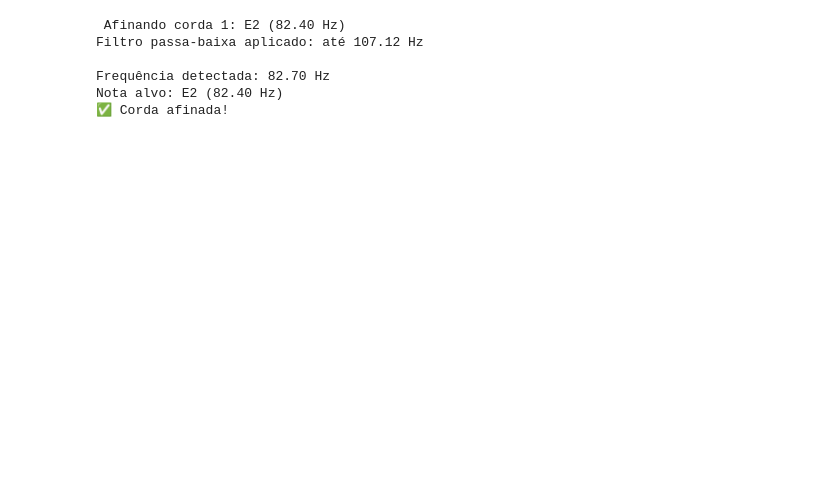
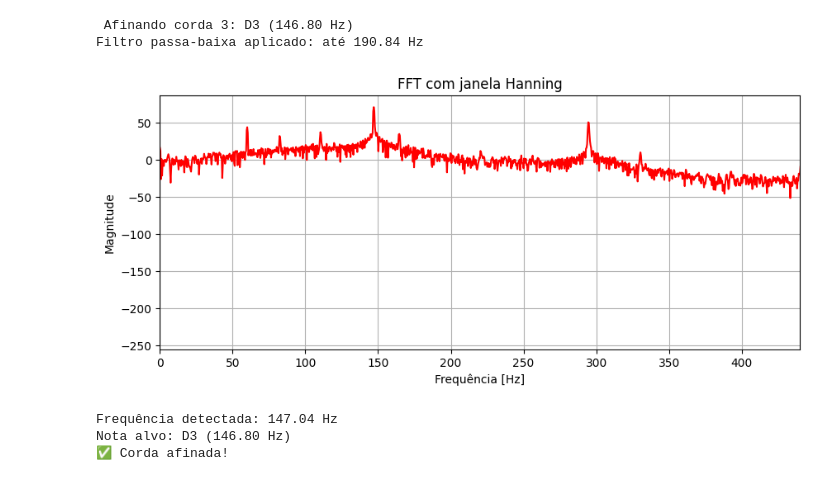
Before and after one commit to LucasCarmoPaschoal/Afinador_de_Violao_PDS, a Jupyter notebook: Afinador_de_Violao_PDS.ipynb, the cells around one changed output. Saved outputs shown, nothing was run; the diff lists cells and outputs as text; code cells hidden in the pictures; blank space fills up the shorter version.

```diff
--- a/Afinador_de_Violao_PDS.ipynb
+++ b/Afinador_de_Violao_PDS.ipynb
@@ -15,7 +15,7 @@ import numpy as np
 import librosa
 from scipy.signal import butter, lfilter
 from google.colab import files
-
+import matplotlib.pyplot as plt
 
 # -------------------------
 # Notas padrão do violão (cordas soltas)
@@ -43,7 +43,7 @@ def lowpass_filter(data, cutoff, fs, order=5):
 
 # -------------------------
 # Detecta frequência usando FFT
-def detectar_frequencia(audio, fs, limiar=0.05):
+def detectar_frequencia(audio, fs, limiar=0.05, plot=True):
     N = len(audio)
     janela = np.hanning(N)
     fft = np.fft.rfft(audio * janela)
@@ -56,8 +56,19 @@ def detectar_frequencia(audio, fs, limiar=0.05):
     freqs = np.fft.rfftfreq(N, 1/fs)
     idx_max = np.argmax(magnitude)
     freq_detectada = freqs[idx_max]
+    magnitude_db = 20 * np.log10(magnitude + 1e-12 )
+    # ---- PLOT FFT janelada ----
+    if plot:
+        plt.figure(figsize=(10,4))
+        plt.plot(freqs, magnitude_db, color="red")
+        plt.title("FFT com janela Hanning")
+        plt.xlabel("Frequência [Hz]")
+        plt.ylabel("Magnitude")
+        plt.xlim(0,440)
+        plt.grid(True)
+        plt.show()
 
-    return freq_detectada, max_amp
+    return freq_detectada,max_amp
 
 # -------------------------
 # Afinador a partir de arquivo
@@ -73,37 +84,37 @@ def afinador(corda, arquivo):
 
     # Opcional: usar apenas os primeiros 4 segundos
     if len(y) > sr*4:
         y = y[:sr*4]
 
     # Aplica filtro passa-baixa
     audio_filtrado = lowpass_filter(y, cutoff, sr)
 
     # Detecta frequência
     freq, max_amp = detectar_frequencia(audio_filtrado, sr)
 
     if freq is None:
         print("Silêncio ou som fraco no arquivo.")
         return
 
 
     print(f"Frequência detectada: {freq:.2f} Hz")
     print(f"Nota alvo: {nota_alvo} ({freq_alvo:.2f} Hz)")
 
     # Instrução de afinação
     if freq > freq_alvo + 1:
         print("Corda tensa → SOLTAR")
     elif freq < freq_alvo - 1:
         print("Corda frouxa → APERTAR")
     else:
         print("✅ Corda afinada!")
 
 # -------------------------
 # Teste
-afinador(1,arquivo)
+afinador(3,arquivo)
 # %% [output]
- Afinando corda 1: E2 (82.40 Hz)
-Filtro passa-baixa aplicado: até 107.12 Hz
-
-Frequência detectada: 82.70 Hz
-Nota alvo: E2 (82.40 Hz)
-✅ Corda afinada!
+ Afinando corda 3: D3 (146.80 Hz)
+Filtro passa-baixa aplicado: até 190.84 Hz
+[figure, added]
+Frequência detectada: 147.04 Hz
+Nota alvo: D3 (146.80 Hz)
+✅ Corda afinada!
```
Also changed, not shown: parts of 1 cell of this notebook.
